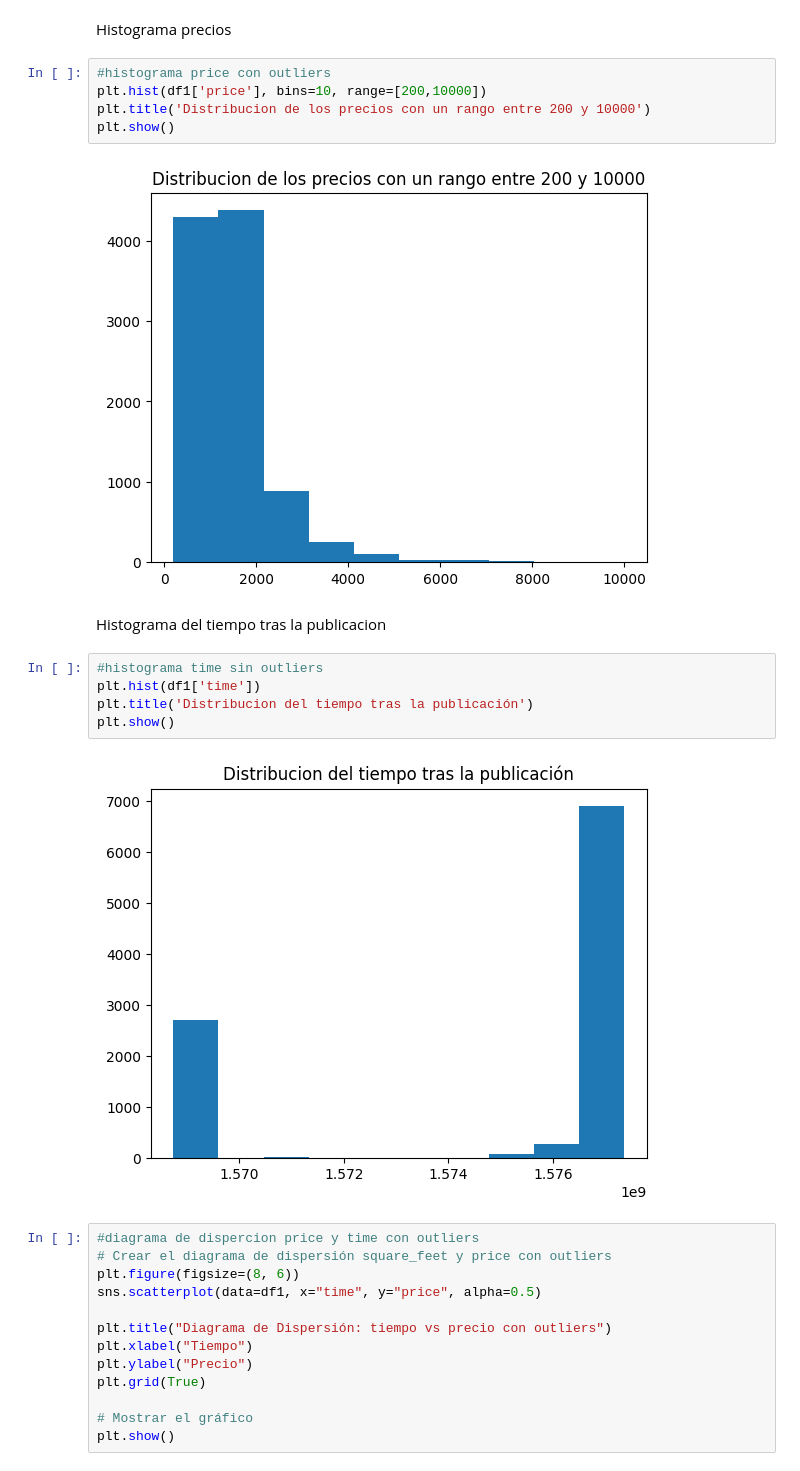
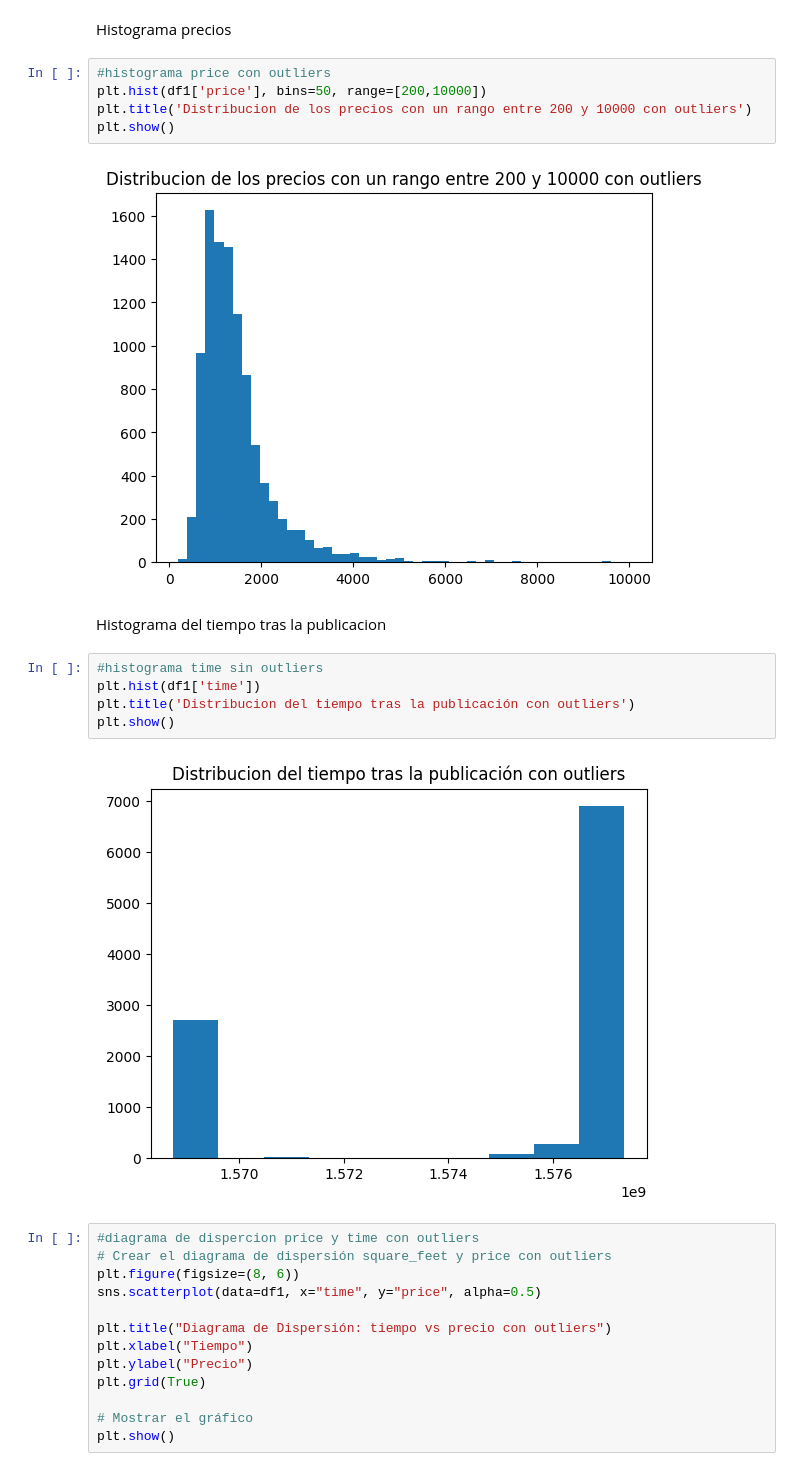
Before and after one commit to CesarAEH/Proyecto-Anal-tica, a Jupyter notebook: tarea2.ipynb, the cells around one changed output. Saved outputs shown, nothing was run; the diff lists cells and outputs as text.

```diff
--- a/tarea2.ipynb
+++ b/tarea2.ipynb
@@ -201,20 +201,20 @@ Name: count, dtype: int64
 Histograma precios
 # %%
 #histograma price con outliers
-plt.hist(df1['price'], bins=10, range=[200,10000])
-plt.title('Distribucion de los precios con un rango entre 200 y 10000')
+plt.hist(df1['price'], bins=50, range=[200,10000])
+plt.title('Distribucion de los precios con un rango entre 200 y 10000 con outliers')
 plt.show()
 # %% [output]
-[figure, old version]
+[figure, new version]
 # %% [markdown]
 Histograma del tiempo tras la publicacion
 # %%
 #histograma time sin outliers
 plt.hist(df1['time'])
-plt.title('Distribucion del tiempo tras la publicación')
+plt.title('Distribucion del tiempo tras la publicación con outliers')
 plt.show()
 # %% [output]
-[figure, old version]
+[figure, new version]
 # %%
 #diagrama de dispercion price y time con outliers
 # Crear el diagrama de dispersión square_feet y price con outliers
```
Also changed, not shown: parts of 2 cells of this notebook.
